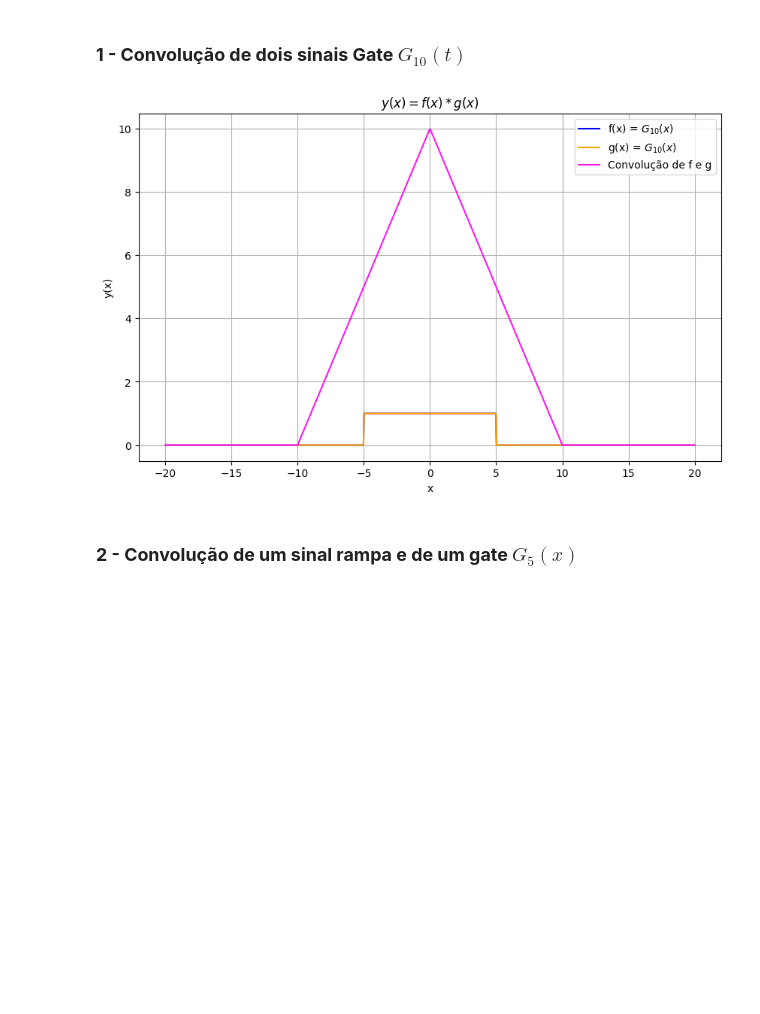
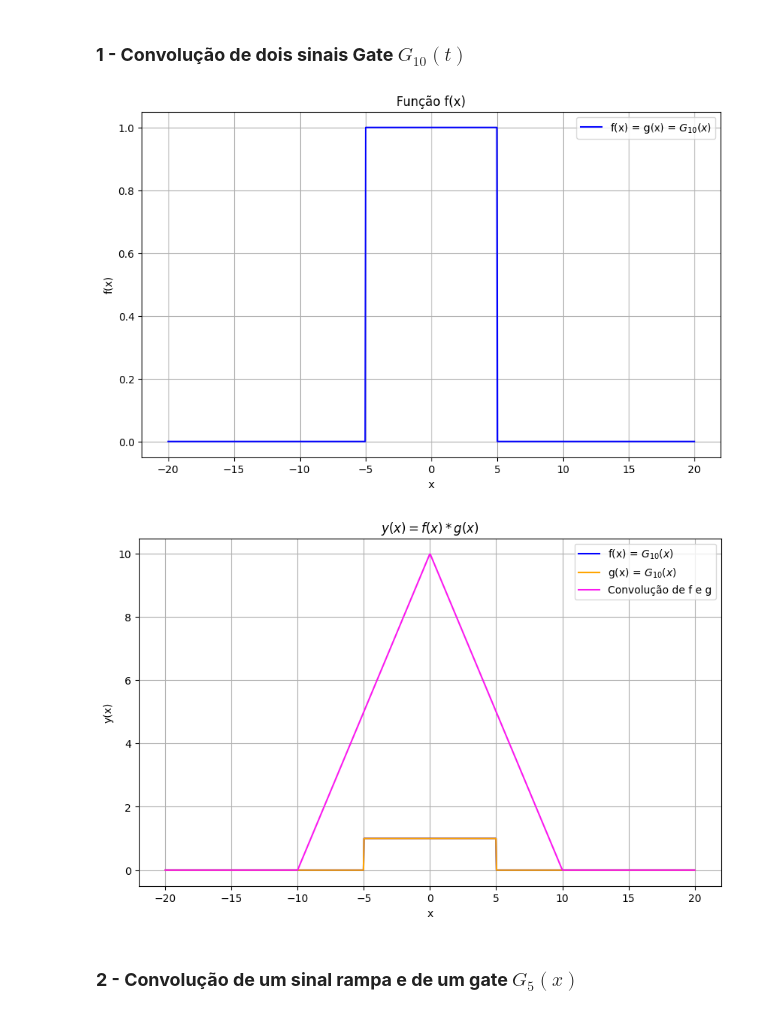
Before and after one commit to XandeGVaz/SinaisSistemas-Work, a Jupyter notebook: apresentacao.ipynb, the cells around one changed output. Saved outputs shown, nothing was run; the diff lists cells and outputs as text; code cells hidden in the pictures; blank space fills up the shorter version.

```diff
--- a/apresentacao.ipynb
+++ b/apresentacao.ipynb
@@ -98,34 +98,50 @@ a = -20         # limite inferior
 b = 20          # limite superior
 N = 1000        # número de partições
 
 # Definindo os valores de x
 x_values = np.linspace(a, b, N)
 
 # Calculando a convolução para cada valor de x
 i = 0
 conv_values = np.zeros(N)
 for x in x_values:
     conv_values[i] = conv(a,b,N,f1,g1,x)
     i += 1
 
+# Plotando f(x)
+plt.figure(figsize=(10, 6))
+plt.plot(x_values, [f1(x) for x in x_values], label='f(x) = g(x) = $G_{10}(x)$', color='blue')
+plt.xlabel('x')
+plt.ylabel('f(x)')
+plt.title('Função f(x)')
+plt.legend()
+plt.grid(True)
+
+# Salvamento do gráfico
+plt.savefig('graficos_plotados/funcao_f1.png')
+
+# Exibição do gráfico
+plt.show()
+
 # Plotando os resultados
 plt.figure(figsize=(10, 6))
 plt.plot(x_values, [f1(x) for x in x_values], label='f(x) = $G_{10}(x)$', color='blue')
 plt.plot(x_values, [g1(x) for x in x_values], label='g(x) = $G_{10}(x)$', color='orange')
 plt.plot(x_values, conv_values, label='Convolução de f e g', color='#fa19ef')
 plt.xlabel('x')
 plt.ylabel('y(x)')
 plt.title('$y(x) = f(x) * g(x)$')
 plt.legend()
 plt.grid(True)
 
 # Salvamento do gráfico
 plt.savefig('graficos_plotados/convolucao1.png')
 
 # Exibição do gráfico
 plt.show()
 # %% [output]
-[figure, old version]
+[figure, new version]
+[figure, added]
 # %% [markdown]
 ### **2 - Convolução de um sinal rampa e de um gate $G_5(x)$**
 # %%
```
Also changed, not shown: parts of 2 cells of this notebook, 5 other files.
